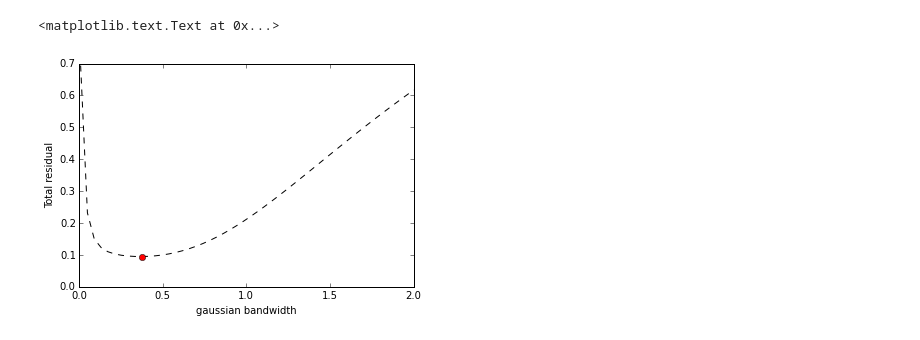
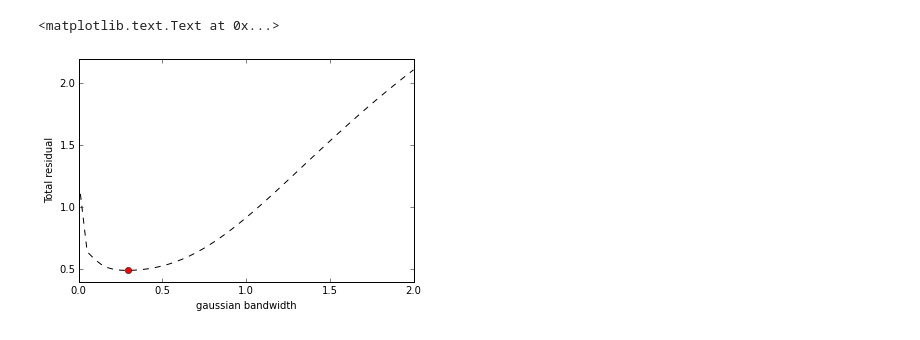
Before and after one commit to bamford/Debiasing-testing, a Jupyter notebook: Plotting_code_notebooks/KDEs.ipynb, the cells around one changed output. Drawn from its saved outputs; the diff is of its cells as text; code cells hidden in the pictures.

```diff
--- a/Plotting_code_notebooks/KDEs.ipynb
+++ b/Plotting_code_notebooks/KDEs.ipynb
@@ -6,7 +6,7 @@ from sklearn.neighbors.kde import KernelDensity
 
 % matplotlib inline
 # %%
-X = np.random.randn(1000)[:,np.newaxis] # Input dataset. We will use a simple normal distribution to test.
+X = np.random.randn(10**3)[:,np.newaxis] # Input dataset. We will use a simple normal distribution to test.
 
 def get_bins(rng,N):
 
@@ -18,7 +18,7 @@ def get_bins(rng,N):
 def f(x):
     return (1/math.sqrt(2*math.pi))*np.exp(-(x**2/2))
 # %%
-N = 10 # Number of bins to histogram the sample by.
+N = 25 # Number of bins to histogram the sample by.
 rng = [-3,3] # Range of the histogram.
 n_folds = 5 # Number of k-folds for the k-fold cross validation.
 num_sigmas=50 # Number of sigma values to test.
@@ -33,34 +33,34 @@ full_save_table = np.zeros((num_sigmas,2))
 for train,test in kf:
 
     X_train,X_test = X[train],X[test]
 
     r = 0
 
     for sigma in np.linspace(0.01,2,num_sigmas):
 
         kde = KernelDensity(kernel='gaussian', bandwidth=sigma).fit(X_train)
 
         log_dens = kde.score_samples(X_plot)
         dens = np.exp(log_dens)
         train_dens = np.histogram(X_test,bins=bins,normed=True)[0]
 
         diff = np.sum((train_dens-dens)**2)
 
         full_save_table[r,1] = full_save_table[r,1] + [diff]
         r = r+1
 
 full_save_table[:,0] = np.linspace(0.01,2,num_sigmas)
 
 plt.plot(full_save_table[:,0],full_save_table[:,1],'k--')
 plt.plot(full_save_table[np.argmin(full_save_table[:,1]),0],
          full_save_table[np.argmin(full_save_table[:,1]),1],'ro')
 
 plt.xlabel('gaussian bandwidth')
 plt.ylabel('Total residual')
 #plt.show()
 # %% [output]
 <matplotlib.text.Text at 0x...>
-[figure, old version]
+[figure, new version]
 # %%
 min_value = full_save_table[np.argmin(full_save_table[:,1]),0]
 
```
Also changed, not shown: parts of 1 cell of this notebook, 1 other file.
